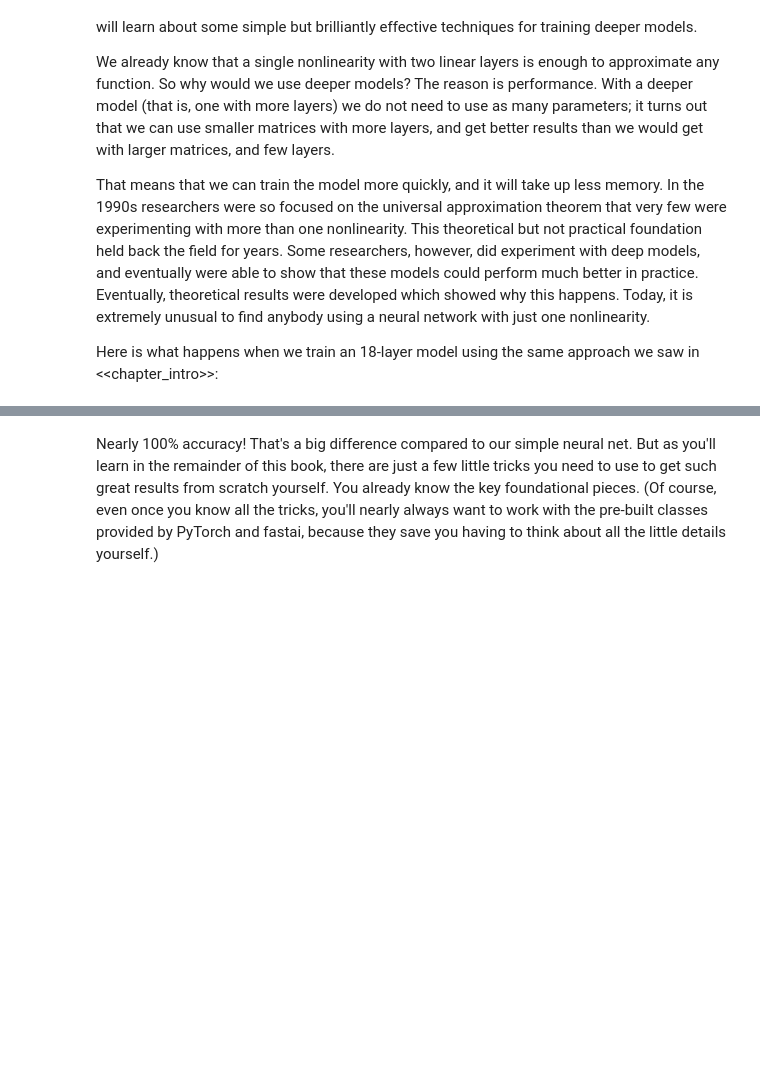
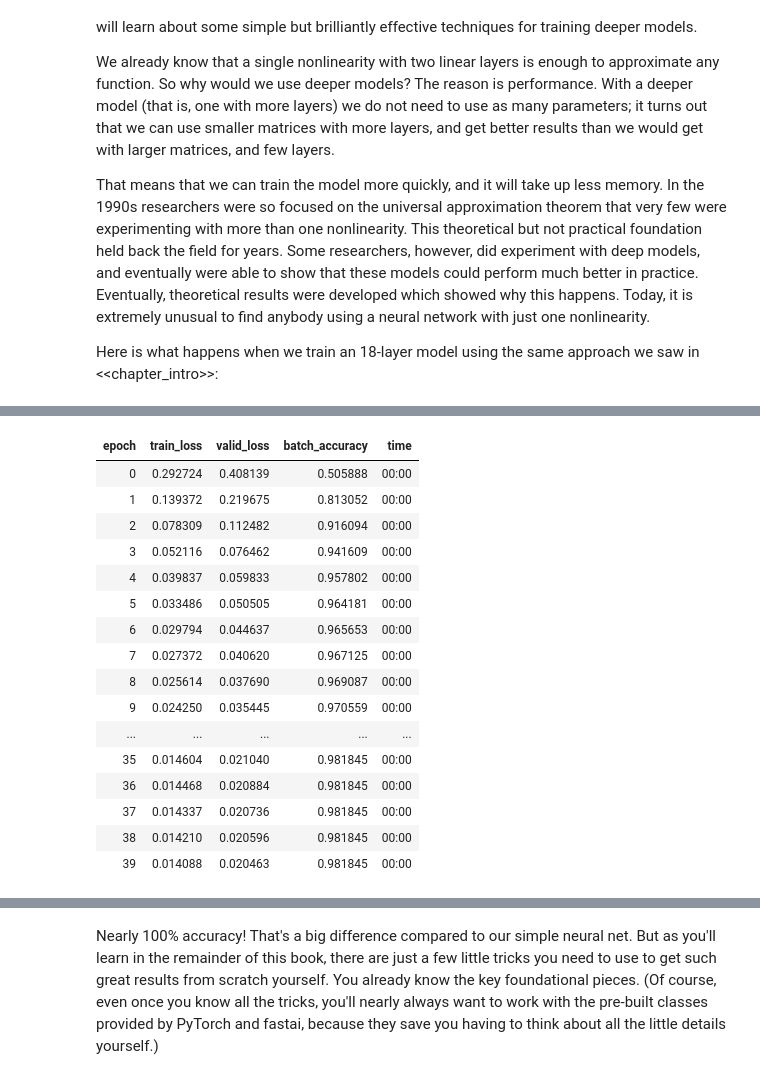
Before and after one commit to ajk1999/cpsc1710-labs, a Jupyter notebook: 04_mnist_basics.ipynb, the cells around one changed output, grey strips where cells are left out. Drawn from its saved outputs; the diff is of its cells as text; code cells hidden in the pictures; blank space fills up the shorter version.

```diff
--- a/04_mnist_basics.ipynb
+++ b/04_mnist_basics.ipynb
@@ -1349,0 +1351,87 @@ learn.fit_one_cycle(1, 0.1)
+# %%
+import torch
+import torch.nn as nn
+
+# Re-initialize dls, simple_net, and learn for the current context
+# assuming dl and valid_dl from previous cells are available or can be re-created
+# For reproducibility, re-creating minimal necessary objects
+
+# Need to re-create dls (DataLoader)
+# Assuming train_x, train_y, valid_x, valid_y are defined in previous cells
+# Re-creating dset and valid_dset if they are not persistent.
+
+# If dset and valid_dset are not available, we need to create them.
+# Based on the notebook, these should already be created in cells '5uvFY6m7Tlp7' and 'ggxeKB-BTlp8'.
+# dl and valid_dl are created in '0xRfTmPMTlp_' and 'zqiTXQtuTlp_'
+# dls is created in '_Nv5O7adTlqG'
+
+# Re-creating simple_net (from cell 'bp08rQsoTlqH')
+simple_net = nn.Sequential(
+    nn.Linear(28*28,30),
+    nn.ReLU(),
+    nn.Linear(30,1)
+)
+
+# Re-creating dls assuming dl and valid_dl exist from previous executions (or are globally defined)
+# If dl and valid_dl are not defined, the following lines would also need re-execution:
+# train_x = torch.cat([stacked_threes, stacked_sevens]).view(-1, 28*28)
+# train_y = tensor([1]*len(threes) + [0]*len(sevens)).unsqueeze(1)
+# dset = list(zip(train_x,train_y))
+# valid_x = torch.cat([valid_3_tens, valid_7_tens]).view(-1, 28*28)
+# valid_y = tensor([1]*len(valid_3_tens) + [0]*len(valid_7_tens)).unsqueeze(1)
+# valid_dset = list(zip(valid_x,valid_y))
+# dl = DataLoader(dset, batch_size=256)
+# valid_dl = DataLoader(valid_dset, batch_size=256)
+
+dls = DataLoaders(dl, valid_dl)
+
+# Re-creating learn (from cell '0M8uWTf-TlqH')
+# Assuming mnist_loss and batch_accuracy are defined in previous cells
+learn = Learner(dls, simple_net, opt_func=SGD,
+                loss_func=mnist_loss, metrics=batch_accuracy)
+
+# Need to fit the model as it's being used to classify
+# Based on the user request 'using the current MNIST demo's model', it implies a trained model.
+# The previous cell 'd2KIdeM4TlqH' fits for 40 epochs. So, fitting again.
+learn.fit(40, 0.1)
+
+# Create a completely white 28x28 image tensor (all pixels are 1.0 after normalization)
+# This represents an image with no digit, which is not a 3 or a 7.
+non_digit_image = torch.ones(28, 28).float()
+
+# Reshape the image to match the model input (1, 784)
+non_digit_input = non_digit_image.view(-1, 28*28)
+
+# Pass the non-digit image through the trained simple_net model
+# Ensure the model is in evaluation mode
+learn.model.eval()
+with torch.no_grad():
+    prediction = learn.model(non_digit_input)
+    sigmoid_prediction = torch.sigmoid(prediction)
+
+# Interpret the prediction
+# If sigmoid_prediction is > 0.5, it's classified as a '3', otherwise '7'
+if sigmoid_prediction.item() > 0.5:
+    classified_as = '3'
+else:
+    classified_as = '7'
+
+print(f"The blank white image was classified as a: {classified_as} (prediction score: {sigmoid_prediction.item():.4f})")
+# %% [output]
+| epoch | train_loss | valid_loss | batch_accuracy | time |
+| 0 | 0.292724 | 0.408139 | 0.505888 | 00:00 |
+| 1 | 0.139372 | 0.219675 | 0.813052 | 00:00 |
+| 2 | 0.078309 | 0.112482 | 0.916094 | 00:00 |
+| 3 | 0.052116 | 0.076462 | 0.941609 | 00:00 |
+| 4 | 0.039837 | 0.059833 | 0.957802 | 00:00 |
+| 5 | 0.033486 | 0.050505 | 0.964181 | 00:00 |
+| 6 | 0.029794 | 0.044637 | 0.965653 | 00:00 |
+| 7 | 0.027372 | 0.040620 | 0.967125 | 00:00 |
+| 8 | 0.025614 | 0.037690 | 0.969087 | 00:00 |
+| 9 | 0.024250 | 0.035445 | 0.970559 | 00:00 |
+| ... | ... | ... | ... | ... |
+| 35 | 0.014604 | 0.021040 | 0.981845 | 00:00 |
+| 36 | 0.014468 | 0.020884 | 0.981845 | 00:00 |
+| 37 | 0.014337 | 0.020736 | 0.981845 | 00:00 |
+| 38 | 0.014210 | 0.020596 | 0.981845 | 00:00 |
+| 39 | 0.014088 | 0.020463 | 0.981845 | 00:00 |
```
Also changed, not shown: parts of 8 cells of this notebook.
